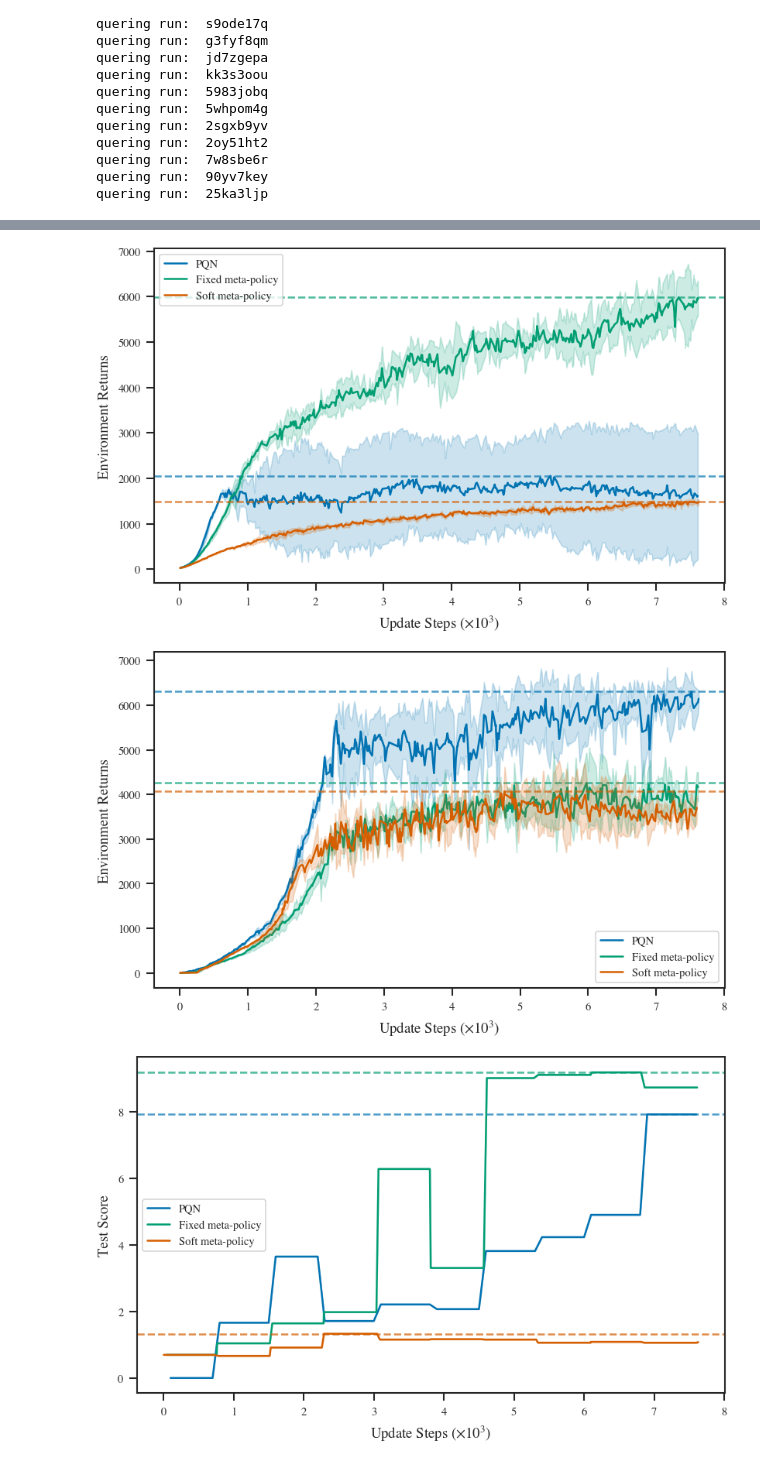
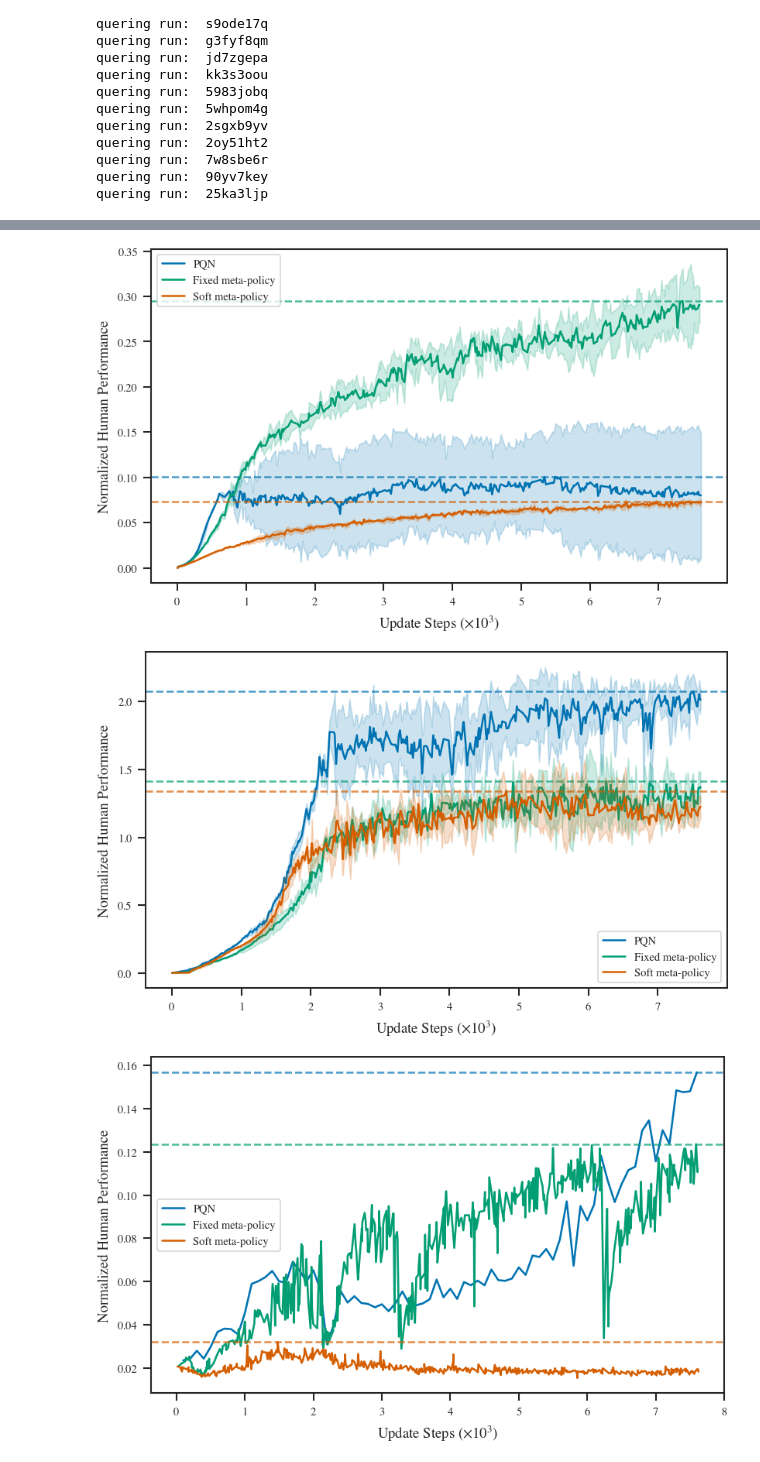
Before and after one commit to remunds/symbolic_options, a Jupyter notebook: src/symbolic_options/plots/plots.ipynb, the cells around one changed output, grey strips where cells are left out. Cells and saved outputs as stored; diff of their text form; code cells hidden in the pictures.

```diff
--- a/src/symbolic_options/plots/plots.ipynb
+++ b/src/symbolic_options/plots/plots.ipynb
@@ -60,6 +60,8 @@ def get_run_data(runs, craftax=False):
             # opt_rets = {}
             opt_rets = []
             option_strs = ["returned_episode_returns_0", "returned_episode_returns_1", "returned_episode_returns_2"]
+            if craftax:
+                option_strs += ["returned_episode_returns_3", "returned_episode_returns_4"]
             for opt_str in option_strs:
                 ret = run_data[seed + "/" + opt_str].to_numpy()
                 test_ret = run_data[seed + "/test/" + opt_str].to_numpy()
@@ -112,6 +114,10 @@ def get_run_data(runs, craftax=False):
                 "test_opt1_ret": all_data[:, 7],
                 "opt2_ret": all_data[:, 8],
                 "test_opt2_ret": all_data[:, 9],
+                "opt3_ret": all_data[:, 10],
+                "test_opt3_ret": all_data[:, 11],
+                "opt4_ret": all_data[:, 12],
+                "test_opt4_ret": all_data[:, 13],
             }
 
         data.append(row)
@@ -197,4 +203,12 @@ from tueplots import bundles, axes
 from matplotlib import cm
 
 plt.rcParams.update({"figure.dpi": 150})
+# %%
+human_performance = {
+    "Seaquest": 20182,
+    "Kangaroo": 3035,
+    "Craftax-Classic-Symbolic-v1": 50.5
+}
+# atari: https://training.incf.org/sites/default/files/2023-05/Human-level%20control%20through%20deep%20reinforcement%20learning.pdf
+# crafter: https://github.com/danijar/crafter?tab=readme-ov-file
 # %%
@@ -278,49 +315,57 @@ plot_all_runs()
 # %%
-def comparison_plot(df, run_names):
+def comparison_plot(df, perf_col, run_names):
     # Set the style
     sns.set_theme(context="paper", style="ticks")
     colors = sns.color_palette("colorblind")
     # Create a figure and axis
     with plt.rc_context(bundles.neurips2024(usetex=False)):
         fig, ax = plt.subplots()
         # Plot the data
         df1 = df[df["run_name"].isin(run_names)]
         for i, row in df1.iterrows():
             # ax.plot(row["env_ret"][0], label=row["algorithm"], color=colors(i), zorder=1)
             # ax.axhline(row["env_ret"][0].max(), color=colors(i), linestyle="--", alpha=0.7, zorder=1)
             # use plt to plot data across multiple seeds
             step = row["x_data"]
-            mean = np.mean(row["env_ret"], axis=0)
-            std = np.std(row["env_ret"], axis=0)
-            if "Craftax" in run_names[0]:
-                mean = np.mean(row["test_score"], axis=0)
-                std = np.std(row["test_score"], axis=0)
+            mean = np.mean(row[perf_col], axis=0)
+            std = np.std(row[perf_col], axis=0)
+            game_name = row["run_name"].split("_")[-1]
+            if "Craft" in game_name:
+                mean *= (7.9 / 0.0375) # since max test score is 7.9 and max train score is 0.0375 (TODO: check this)
+                std *= (7.9 / 0.0375)
+            if game_name in human_performance:
+                human_mean = human_performance[game_name]
+                mean = mean / human_mean
+                std = std / human_mean
+            # if "Craftax" in run_names[0]:
+            #     mean = np.mean(row["test_score"], axis=0)
+            #     std = np.std(row["test_score"], axis=0)
             ax.plot(step, mean, label=row["algorithm"], color=colors[i], zorder=1)
             ax.fill_between(step, mean - std, mean + std, alpha=0.2, color=colors[i], zorder=1)
             ax.axhline(mean.max(), color=colors[i], linestyle="--", alpha=0.7, zorder=1)
 
         # Set the labels and title
         ax.set_xlabel("Update Steps ($\\times 10^3$)")
-        ax.set_ylabel("Environment Returns")
-        if "Craftax" in run_names[0]:
-            ax.set_ylabel("Test Score")
+        ax.set_ylabel("Normalized Human Performance")
+        # if "Craftax" in run_names[0]:
+        #     ax.set_ylabel("Test Score")
         # Add a legend
         ax.legend()
         # Show the plot
         # plt.tight_layout()
         name = run_names[0].split("_")[-1]
         plt.savefig(f"{name}_comparison.pdf", bbox_inches="tight")
         plt.show()
 # comparison_plot(seaquest_df, ["pqn_Seaquest", "pqn_hier_Seaquest", "pqn_hier_llm_Seaquest", "pqn_hier_comb_Seaquest"])
 # comparison_plot(kangaroo_df, ["pqn_Kangaroo", "pqn_hier_Kangaroo", "pqn_hier_llm_Kangaroo", "pqn_hier_comb_Kangaroo"])
 # comparison_plot(craftax_df, ["pqn_Craftax-Classic-Symbolic-v1", "pqn_hier_Craftax-Classic-Symbolic-v1", "pqn_hier_llm_Craftax-Classic-Symbolic-v1", "pqn_hier_llm_comb_Craftax-Classic-Symbolic-v1"])
-comparison_plot(seaquest_df, ["pqn_Seaquest", "pqn_hier_llm_Seaquest", "pqn_hier_comb_Seaquest"])
-comparison_plot(kangaroo_df, ["pqn_Kangaroo", "pqn_hier_llm_Kangaroo", "pqn_hier_comb_Kangaroo"])
-comparison_plot(craftax_df, ["pqn_Craftax-Classic-Symbolic-v1", "pqn_hier_llm_Craftax-Classic-Symbolic-v1", "pqn_hier_llm_comb_Craftax-Classic-Symbolic-v1"])
+comparison_plot(seaquest_df, "env_ret", ["pqn_Seaquest", "pqn_hier_llm_Seaquest", "pqn_hier_comb_Seaquest"])
+comparison_plot(kangaroo_df, "env_ret", ["pqn_Kangaroo", "pqn_hier_llm_Kangaroo", "pqn_hier_comb_Kangaroo"])
+comparison_plot(craftax_df, "score", ["pqn_Craftax-Classic-Symbolic-v1", "pqn_hier_llm_Craftax-Classic-Symbolic-v1", "pqn_hier_llm_comb_Craftax-Classic-Symbolic-v1"])
 # %% [output]
-[figure, old version]
+[figure, new version]
-[figure, old version]
+[figure, new version]
-[figure, old version]
+[figure, new version]
 # %%
 # What about distribution shifts? How do they handle them?
 
```
Also changed, not shown: parts of 4 cells of this notebook.
